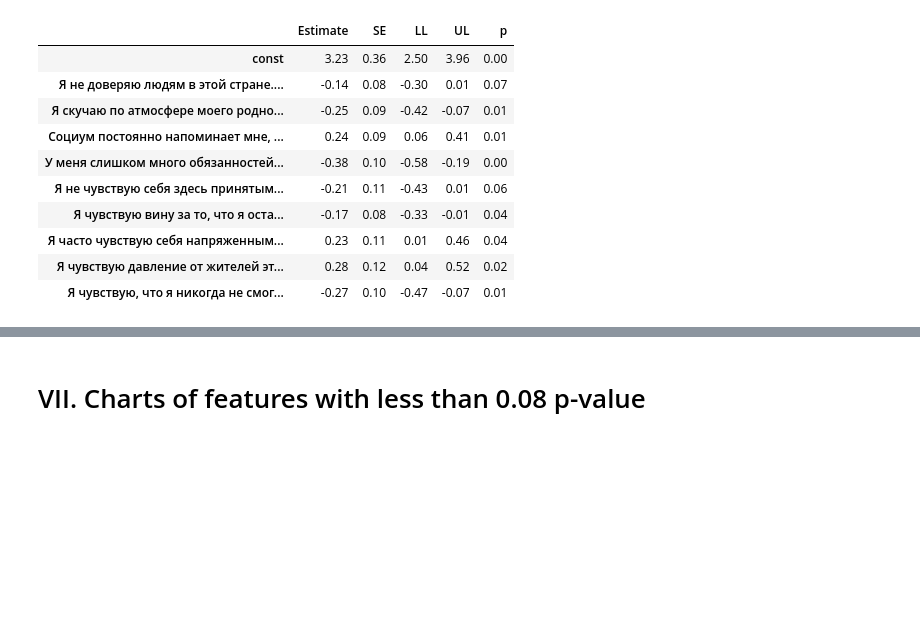
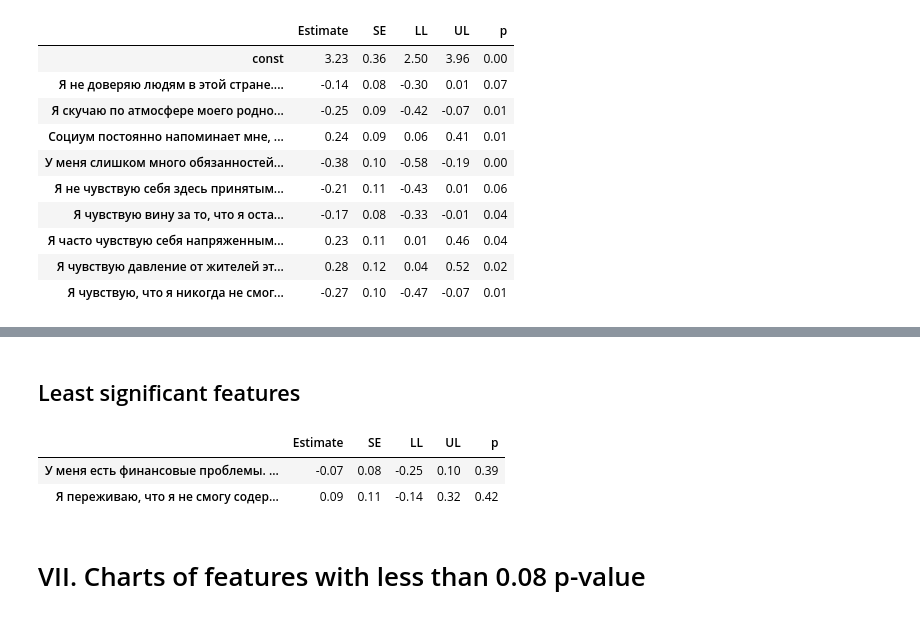
Before and after one commit to DimitriBolt/PTSD, a Jupyter notebook: Depression~DailyStressors.ipynb, the cells around one changed output, grey strips where cells are left out. Saved outputs shown, nothing was run; the diff lists cells and outputs as text; code cells hidden in the pictures; blank space fills up the shorter version.

```diff
--- a/Depression~DailyStressors.ipynb
+++ b/Depression~DailyStressors.ipynb
@@ -154,3 +186,14 @@ estimate.join(other=[se, ci, p], on=None, how='inner')
+# %% [markdown]
+## Least significant features
+# %%
+p = results_sfs.pvalues.rename('p')
+p = p[p >= 0.38]
+options.display.float_format = '{:,.2f}'.format
+estimate.join(other=[se, ci, p], on=None, how='inner')
+# %% [output]
+|  | Estimate | SE | LL | UL | p |
+| У меня есть финансовые проблемы. ... | -0.07 | 0.08 | -0.25 | 0.10 | 0.39 |
+| Я переживаю, что я не смогу содер... | 0.09 | 0.11 | -0.14 | 0.32 | 0.42 |
 # %% [markdown]
 # VII. Charts of features with less than 0.08 p-value
 # %%
```
Also changed, not shown: parts of 8 cells of this notebook, 2 other files.
